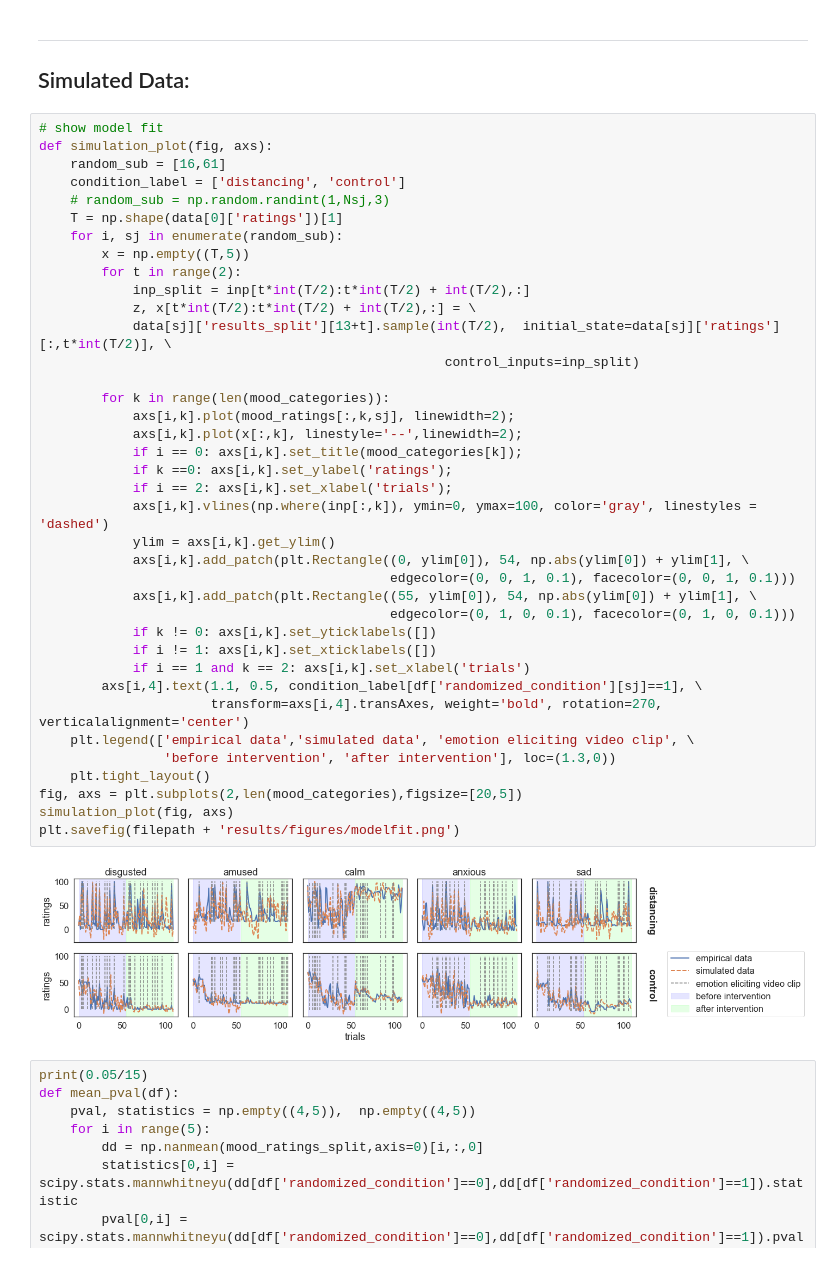
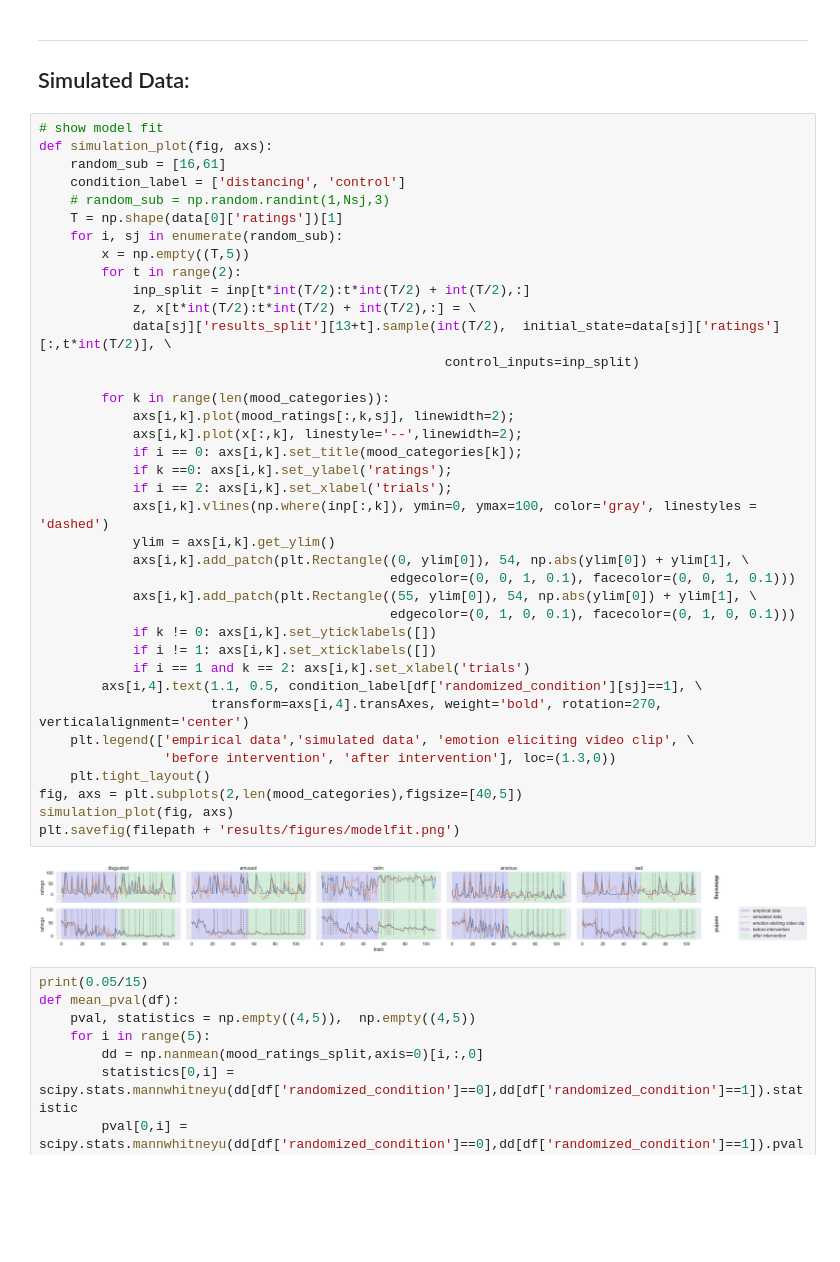
Before and after one commit to huyslab/emotioncon_public, a Jupyter notebook: analyses/paper_plots.ipynb, the cells around one changed output. Saved outputs shown, nothing was run; the diff lists cells and outputs as text; blank space fills up the shorter version.

```diff
--- a/analyses/paper_plots.ipynb
+++ b/analyses/paper_plots.ipynb
@@ -150,35 +150,35 @@ def simulation_plot(fig, axs):
         x = np.empty((T,5))
         for t in range(2):
             inp_split = inp[t*int(T/2):t*int(T/2) + int(T/2),:]
             z, x[t*int(T/2):t*int(T/2) + int(T/2),:] = \
             data[sj]['results_split'][13+t].sample(int(T/2),  initial_state=data[sj]['ratings'][:,t*int(T/2)], \
                                                     control_inputs=inp_split)
 
         for k in range(len(mood_categories)):
             axs[i,k].plot(mood_ratings[:,k,sj], linewidth=2);
             axs[i,k].plot(x[:,k], linestyle='--',linewidth=2);
             if i == 0: axs[i,k].set_title(mood_categories[k]);
             if k ==0: axs[i,k].set_ylabel('ratings');
             if i == 2: axs[i,k].set_xlabel('trials');
             axs[i,k].vlines(np.where(inp[:,k]), ymin=0, ymax=100, color='gray', linestyles = 'dashed')
             ylim = axs[i,k].get_ylim()
             axs[i,k].add_patch(plt.Rectangle((0, ylim[0]), 54, np.abs(ylim[0]) + ylim[1], \
                                              edgecolor=(0, 0, 1, 0.1), facecolor=(0, 0, 1, 0.1)))
             axs[i,k].add_patch(plt.Rectangle((55, ylim[0]), 54, np.abs(ylim[0]) + ylim[1], \
                                              edgecolor=(0, 1, 0, 0.1), facecolor=(0, 1, 0, 0.1)))
             if k != 0: axs[i,k].set_yticklabels([])
             if i != 1: axs[i,k].set_xticklabels([])
             if i == 1 and k == 2: axs[i,k].set_xlabel('trials')
         axs[i,4].text(1.1, 0.5, condition_label[df['randomized_condition'][sj]==1], \
                       transform=axs[i,4].transAxes, weight='bold', rotation=270, verticalalignment='center')
     plt.legend(['empirical data','simulated data', 'emotion eliciting video clip', \
                 'before intervention', 'after intervention'], loc=(1.3,0))
     plt.tight_layout()
-fig, axs = plt.subplots(2,len(mood_categories),figsize=[20,5])
+fig, axs = plt.subplots(2,len(mood_categories),figsize=[40,5])
 simulation_plot(fig, axs)
 plt.savefig(filepath + 'results/figures/modelfit.png')
 # %% [output]
-[figure, old version]
+[figure, new version]
 # %%
 print(0.05/15)
 def mean_pval(df):
```
Also changed, not shown: 20 other files.
